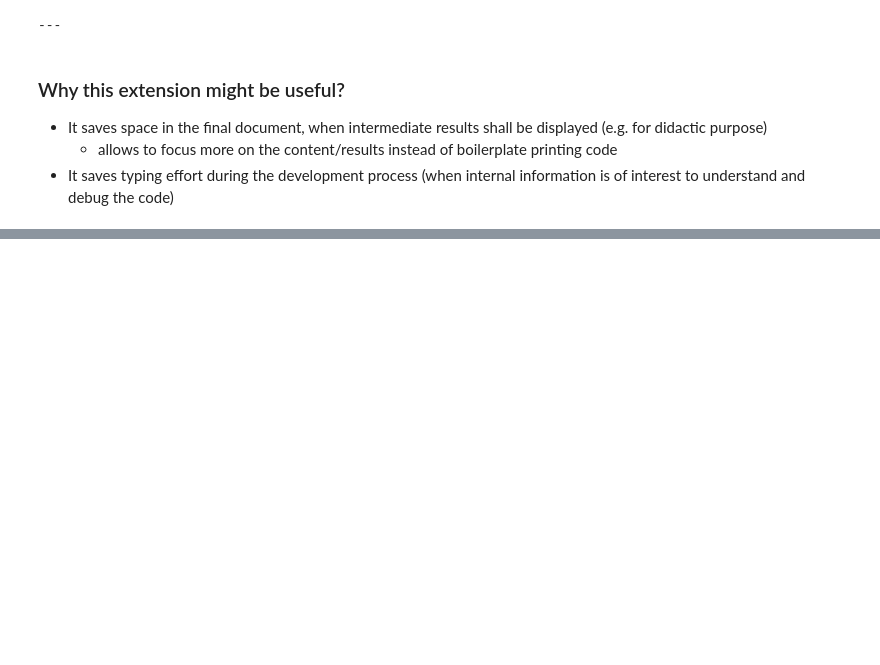
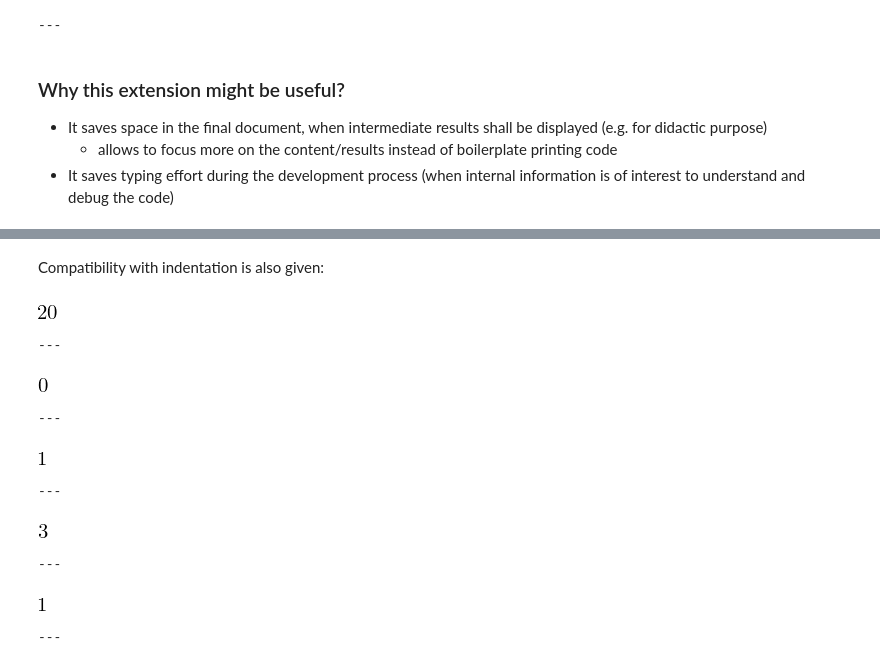
Before and after one commit to cknoll/ipydex, a Jupyter notebook: examples/displaytools-example.ipynb, the cells around one changed output, grey strips where cells are left out. Drawn from its saved outputs; the diff is of its cells as text; code cells hidden in the pictures; blank space fills up the shorter version.

```diff
--- a/examples/displaytools-example.ipynb
+++ b/examples/displaytools-example.ipynb
@@ -199,3 +205,27 @@ info((C[0, 0])) := "<class 'numpy.float64'> with value: 1.957236684465528"
+# %% [markdown]
+Compatibility with indentation is also given:
+# %%
+u = 10
+v = 20 ##:
+if 1:
+    w = 0 ##:
+    x = 1 ##:
+    if 1:
+        y = 2
+        z = 3 ##:
+    a = 0
+    b = 1 ##:
+# %% [output]
+[figure, added]
+---
+[figure, added]
+---
+[figure, added]
+---
+[figure, added]
+---
+[figure, added]
+---
 # %%
 from ipydex import save_current_nb_as_html
 save_current_nb_as_html()
```
Also changed, not shown: parts of 9 cells of this notebook, 1 other file.
